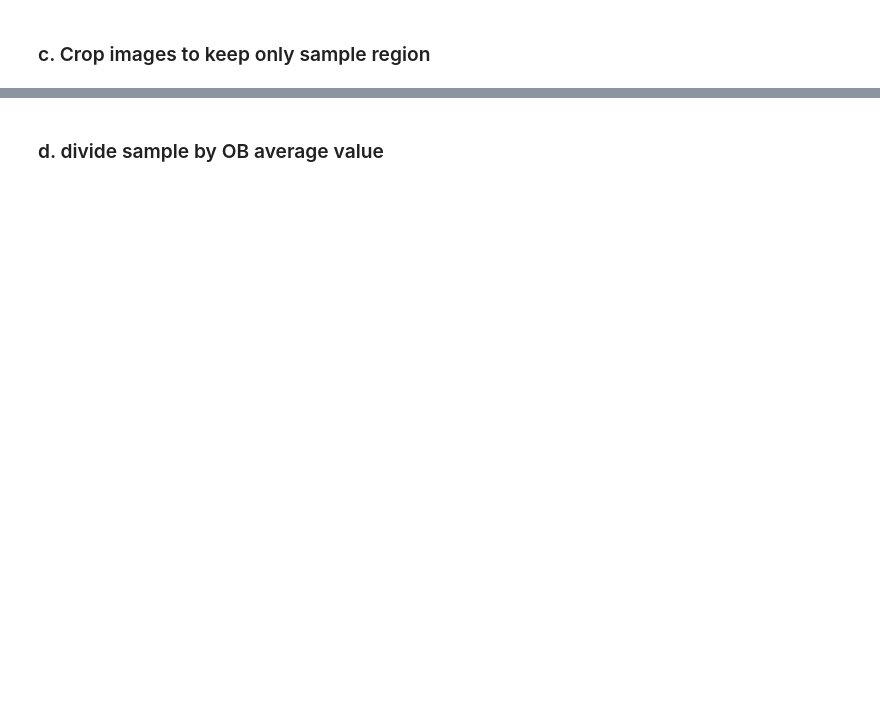
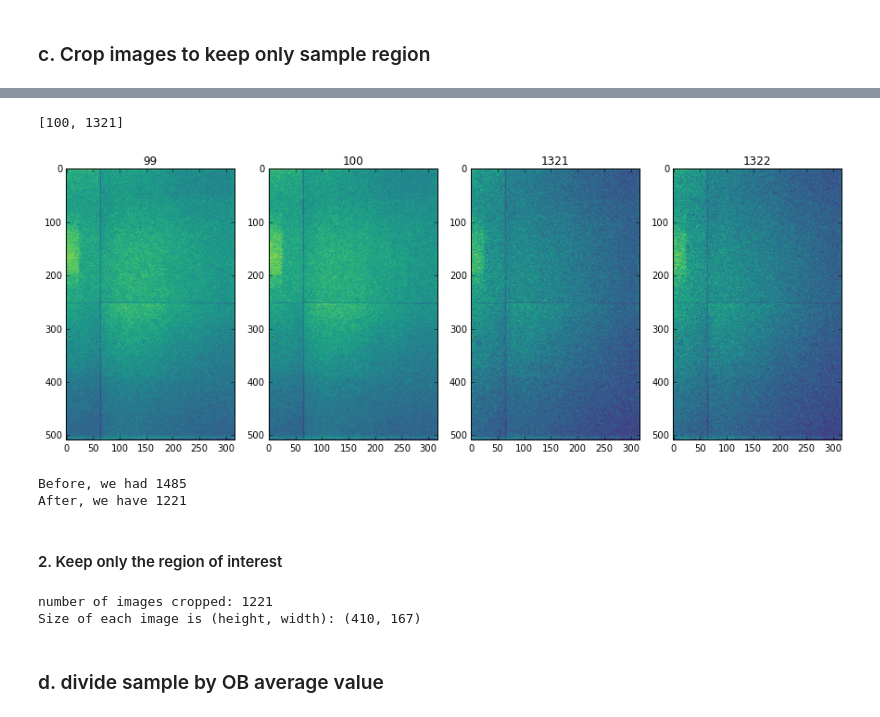
Before and after one commit to ornlneutronimaging/BraggEdge, a Jupyter notebook: notebook/bragg_egde_detection_step1_of_2.ipynb, the cells around one changed output, grey strips where cells are left out. Saved outputs shown, nothing was run; the diff lists cells and outputs as text; code cells hidden in the pictures; blank space fills up the shorter version.

```diff
--- a/notebook/bragg_egde_detection_step1_of_2.ipynb
+++ b/notebook/bragg_egde_detection_step1_of_2.ipynb
@@ -181,0 +183,43 @@ ax_img.set_title("Average Counts of OB region")
+# %%
+[height, width] = images[0].shape
+
+# select Sample region
+def plot_images_to_keep(file_index_start, file_index_end):
+    """displays the first image excluded and kept, and the last image kept and excluded"""
+
+    _data1_out = images[file_index_start - 1]
+    _data1_in = images[file_index_start]
+
+    _data2_in = images[file_index_end]
+    _data2_out = images[file_index_end + 1]
+
+    fig3 = plt.figure(figsize=(15, 50))
+
+    ax_img1_out = plt.subplot(141)
+    ax_img1_out.imshow(_data1_out, cmap='viridis')
+    ax_img1_out.set_title("%d" %(file_index_start - 1))
+    #ax_img1_out.set_title("Last image excluded: %s" %list_fname[file_index_start - 1])
+
+    ax_img1_in = plt.subplot(142)
+    ax_img1_in.imshow(_data1_in, cmap='viridis')
+    ax_img1_in.set_title("%d" %(file_index_start))
+    #ax_img1_in.set_title(list_fname[file_index_start - 1])
+
+    ax_img2_in = plt.subplot(143)
+    ax_img2_in.imshow(_data2_in, cmap='viridis')
+    ax_img2_in.set_title("%d" %(file_index_end))
+    #ax_img2_out.set_title("Last image excluded: %s" %list_fname[file_index_end])
+
+    ax_img2_out = plt.subplot(144)
+    ax_img2_out.imshow(_data2_out, cmap='viridis')
+    ax_img2_out.set_title("%d" %(file_index_end + 1))
+    #ax_img2_in.set_title(list_fname[file_index_end + 1])
+
+    return [file_index_start, file_index_end]
+
+file_range = interact(plot_images_to_keep,
+               file_index_start = widgets.IntSlider(min=0, max=nbr_images, step=1, value=100, description='First Image to Keep'),
+               file_index_end = widgets.IntSlider(min=0, max=nbr_images, step=1, value=1321, description='First Image to Keep'))
+# %% [output]
+[100, 1321]
+[figure, added]
@@ -181,0 +228,10 @@ ax_img.set_title("Average Counts of OB region")
+# %%
+print("Before, we had %d" %len(images))
+new_images = images[file_index_start: file_index_end]
+new_ob_mean = ob_average_counts[file_index_start: file_index_end]
+print("After, we have %d" %len(new_images))
+# %% [output]
+Before, we had 1485
+After, we have 1221
+# %% [markdown]
+#### 2. Keep only the region of interest
@@ -182,2 +245,8 @@ ax_img.set_title("Average Counts of OB region")
+# %%
+print("number of images cropped: %d" %(len(new_images_cropped)))
+print("Size of each image is (height, width):", (new_images_cropped[0].shape))
+# %% [output]
+number of images cropped: 1221
+Size of each image is (height, width): (410, 167)
 # %% [markdown]
 ### d. divide sample by OB average value
```
Also changed, not shown: parts of 31 cells of this notebook.
